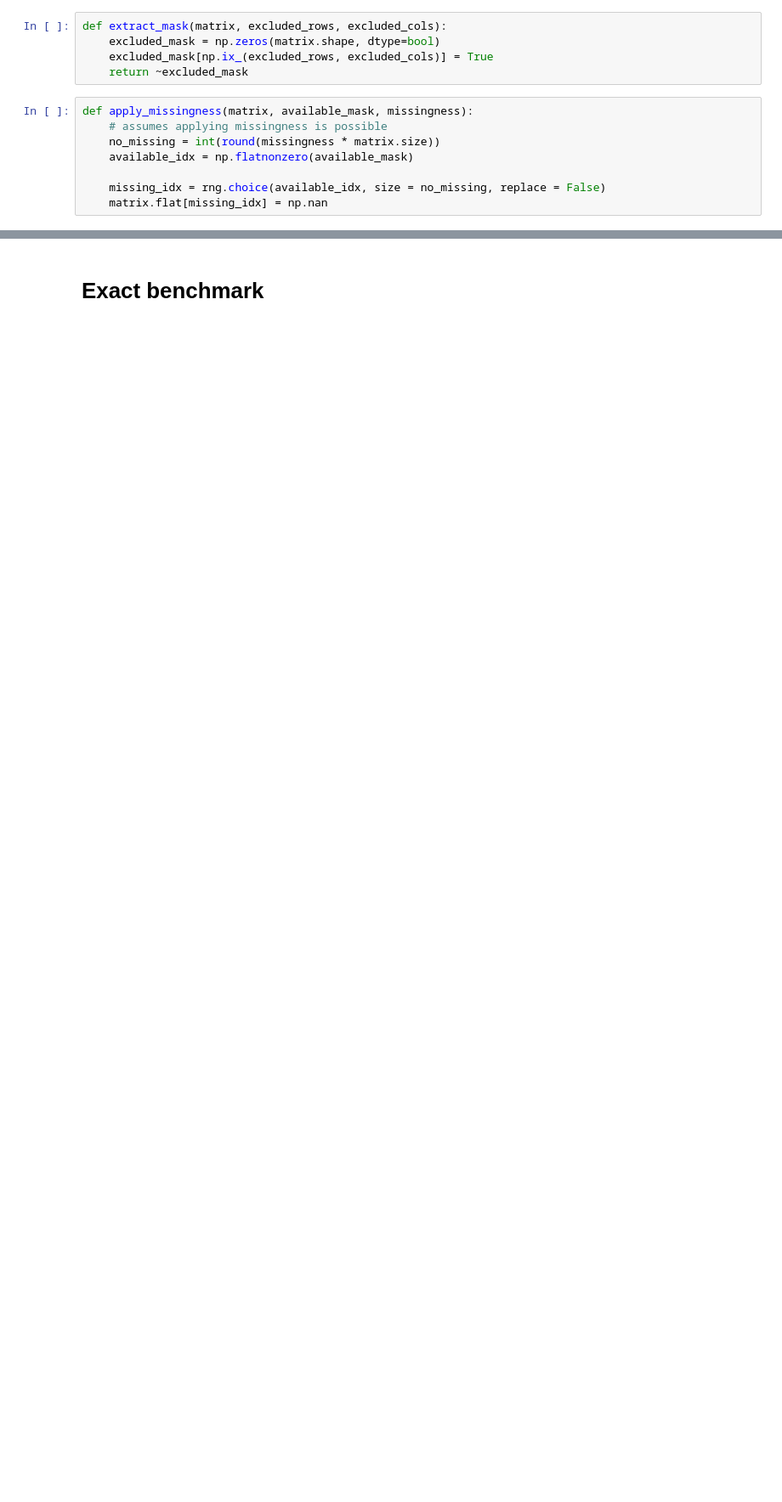
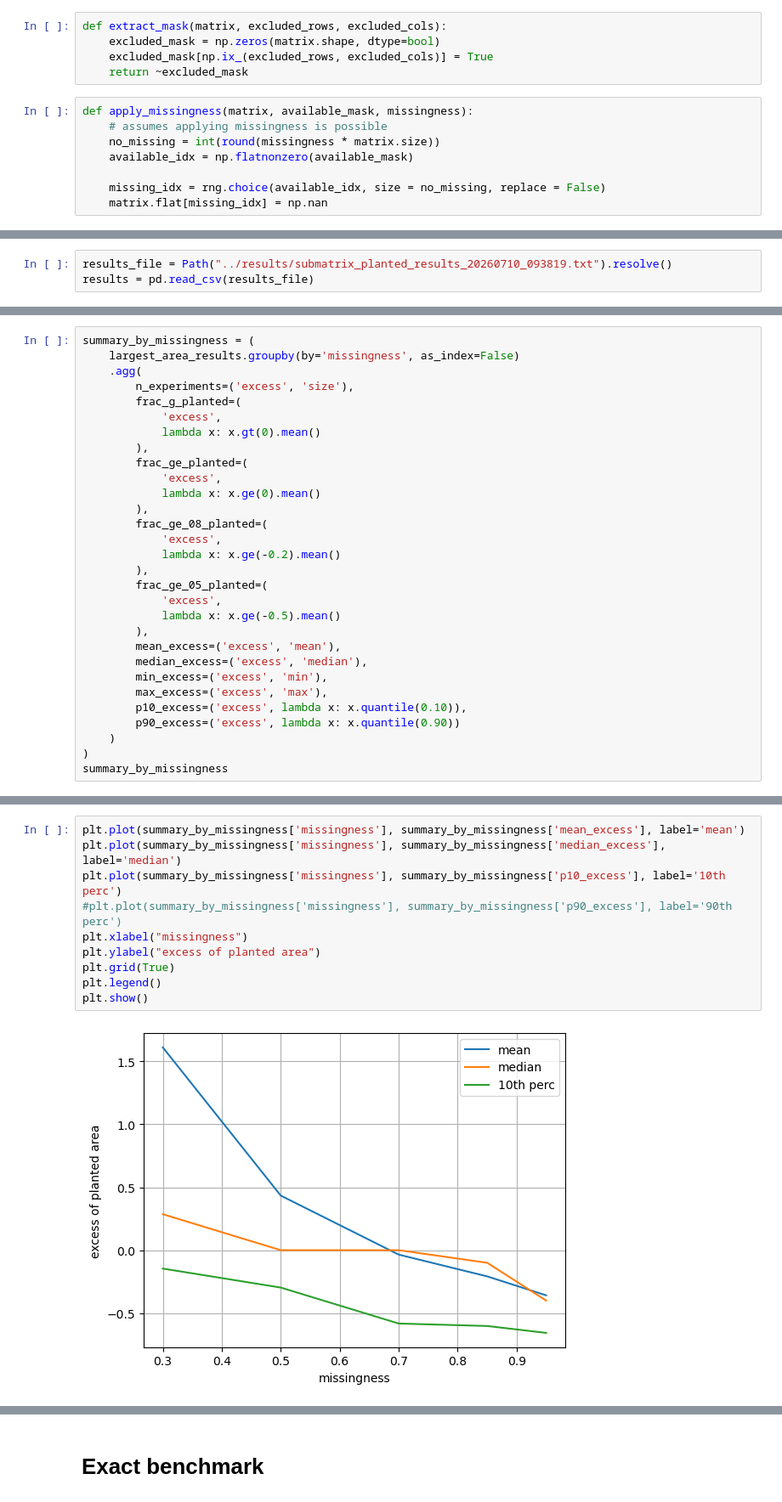
Before and after one commit to reebme/rabbit-holes, a Jupyter notebook: notebooks/01_complete_submatrix.ipynb, the cells around one changed output, grey strips where cells are left out. Shown at 85% size. Drawn from its saved outputs; the diff is of its cells as text; blank space fills up the shorter version.

Commit message:
Analyze resuts from the planted benchmarking experiment.

```diff
--- a/notebooks/01_complete_submatrix.ipynb
+++ b/notebooks/01_complete_submatrix.ipynb
@@ -299,0 +236,3 @@ plt.plot(iter_info[32]["eff_lr"])
+# %%
+results_file = Path("../results/submatrix_planted_results_20260710_093819.txt").resolve()
+results = pd.read_csv(results_file)
@@ -299,0 +284,30 @@ plt.plot(iter_info[32]["eff_lr"])
+# %%
+summary_by_missingness = (
+    largest_area_results.groupby(by='missingness', as_index=False)
+    .agg(
+        n_experiments=('excess', 'size'),
+        frac_g_planted=(
+            'excess',
+            lambda x: x.gt(0).mean()
+        ),
+        frac_ge_planted=(
+            'excess',
+            lambda x: x.ge(0).mean()
+        ),
+        frac_ge_08_planted=(
+            'excess',
+            lambda x: x.ge(-0.2).mean()
+        ),
+        frac_ge_05_planted=(
+            'excess',
+            lambda x: x.ge(-0.5).mean()
+        ),
+        mean_excess=('excess', 'mean'),
+        median_excess=('excess', 'median'),
+        min_excess=('excess', 'min'),
+        max_excess=('excess', 'max'),
+        p10_excess=('excess', lambda x: x.quantile(0.10)),
+        p90_excess=('excess', lambda x: x.quantile(0.90))
+    )
+)
+summary_by_missingness
@@ -299,0 +321,12 @@ plt.plot(iter_info[32]["eff_lr"])
+# %%
+plt.plot(summary_by_missingness['missingness'], summary_by_missingness['mean_excess'], label='mean')
+plt.plot(summary_by_missingness['missingness'], summary_by_missingness['median_excess'], label='median')
+plt.plot(summary_by_missingness['missingness'], summary_by_missingness['p10_excess'], label='10th perc')
+#plt.plot(summary_by_missingness['missingness'], summary_by_missingness['p90_excess'], label='90th perc')
+plt.xlabel("missingness")
+plt.ylabel("excess of planted area")
+plt.grid(True)
+plt.legend()
+plt.show()
+# %% [output]
+[figure, added]
```
Also changed, not shown: parts of 20 cells of this notebook.
